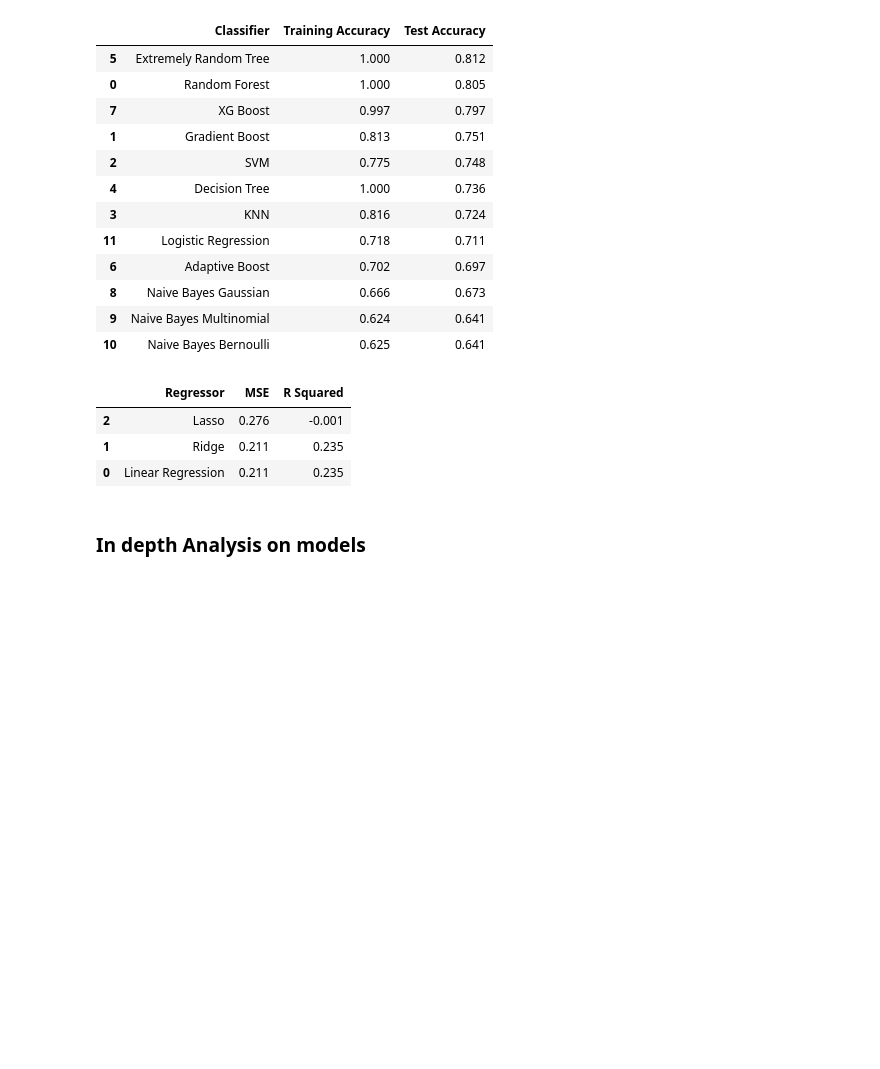
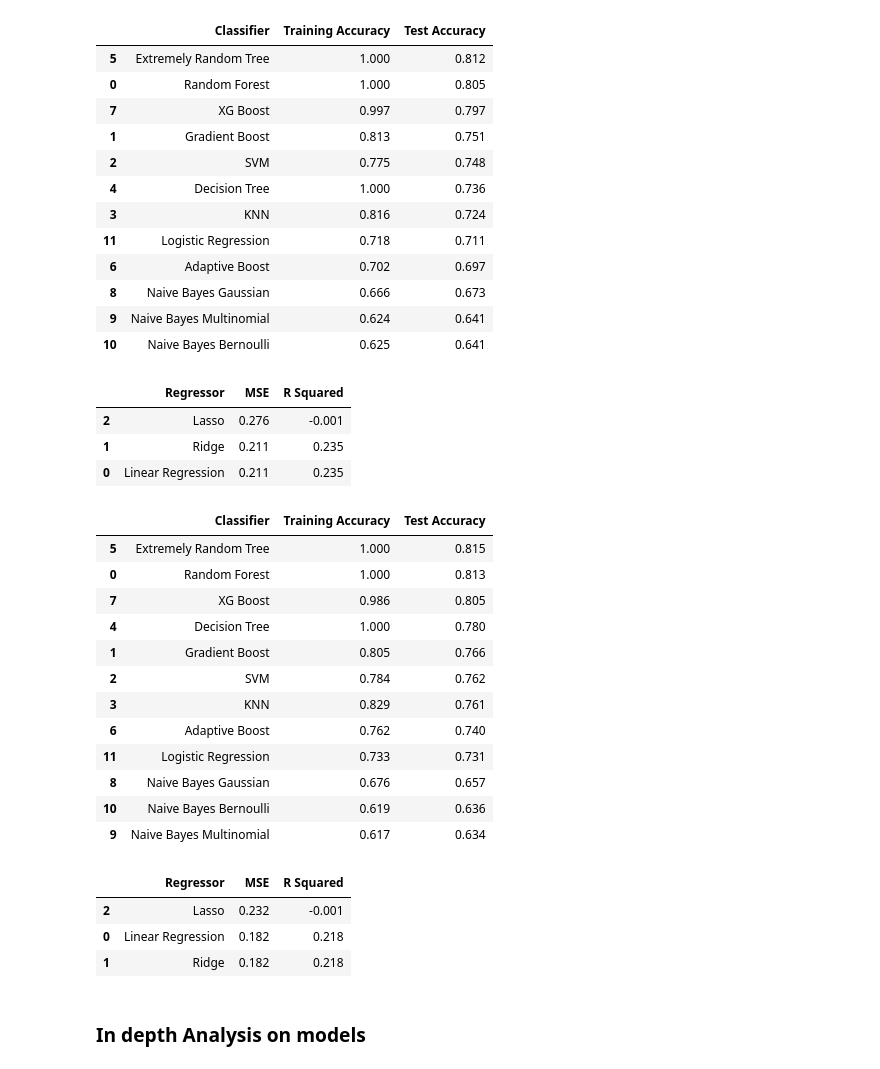
Before and after one commit to Dave232232/wine-quality, a Jupyter notebook: wine_quallity_dave_v3.ipynb, the cells around one changed output. Cells and saved outputs as stored; diff of their text form; code cells hidden in the pictures; blank space fills up the shorter version.

```diff
--- a/wine_quallity_dave_v3.ipynb
+++ b/wine_quallity_dave_v3.ipynb
@@ -470,6 +523,28 @@ display(model_report_function(wine_data_white_cat)[1].round(3))
 | 2 | Lasso | 0.276 | -0.001 |
 | 1 | Ridge | 0.211 | 0.235 |
 | 0 | Linear Regression | 0.211 | 0.235 |
+# %%
+# Both colors in 1 dataset with the color encoded and 2 quality classes
+display(model_report_function(wine_data_encoded_cat_reduced)[0].round(3))
+display(model_report_function(wine_data_encoded_cat_reduced)[1].round(3))
+# %% [output]
+|  | Classifier | Training Accuracy | Test Accuracy |
+| 5 | Extremely Random Tree | 1.000 | 0.815 |
+| 0 | Random Forest | 1.000 | 0.813 |
+| 7 | XG Boost | 0.986 | 0.805 |
+| 4 | Decision Tree | 1.000 | 0.780 |
+| 1 | Gradient Boost | 0.805 | 0.766 |
+| 2 | SVM | 0.784 | 0.762 |
+| 3 | KNN | 0.829 | 0.761 |
+| 6 | Adaptive Boost | 0.762 | 0.740 |
+| 11 | Logistic Regression | 0.733 | 0.731 |
+| 8 | Naive Bayes Gaussian | 0.676 | 0.657 |
+| 10 | Naive Bayes Bernoulli | 0.619 | 0.636 |
+| 9 | Naive Bayes Multinomial | 0.617 | 0.634 |
+|  | Regressor | MSE | R Squared |
+| 2 | Lasso | 0.232 | -0.001 |
+| 0 | Linear Regression | 0.182 | 0.218 |
+| 1 | Ridge | 0.182 | 0.218 |
 # %% [markdown]
 ### In depth Analysis on models
 # %%
```
Also changed, not shown: parts of 7 cells of this notebook.
